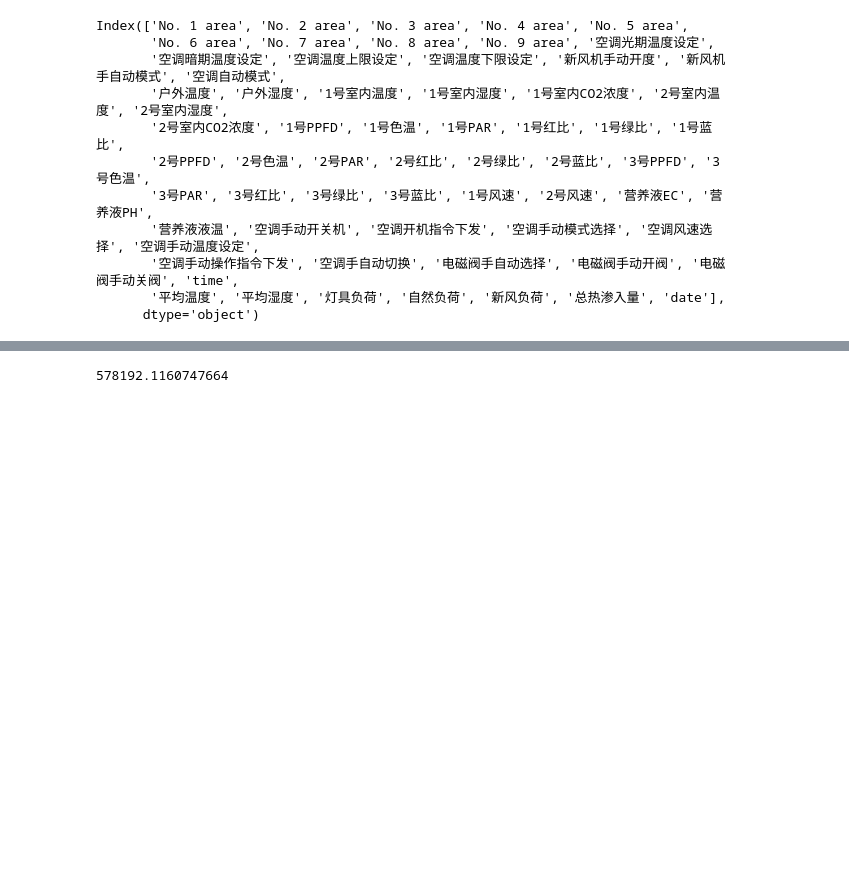
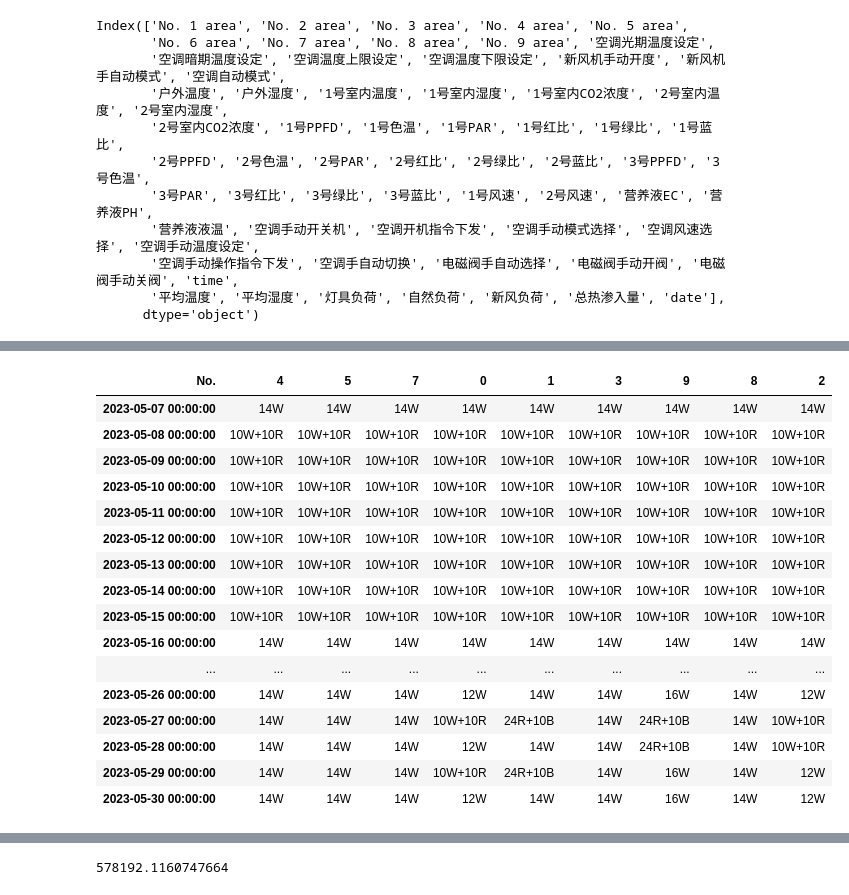
Before and after one commit to ThomasXIONG151215/vertical_farm_dp, a Jupyter notebook: data_upload.ipynb, the cells around one changed output, grey strips where cells are left out. Cells and saved outputs as stored; diff of their text form; code cells hidden in the pictures; blank space fills up the shorter version.

```diff
--- a/data_upload.ipynb
+++ b/data_upload.ipynb
@@ -179,0 +224,21 @@ px.scatter(test_hetero,x=test_hetero.index,y=['No. 1 area','No. 2 area','No. 3 a
+# %%
+lights_set_df = lights_set_df.transpose()
+lights_set_df
+# %% [output]
+| No. | 4 | 5 | 7 | 0 | 1 | 3 | 9 | 8 | 2 |
+| 2023-05-07 00:00:00 | 14W | 14W | 14W | 14W | 14W | 14W | 14W | 14W | 14W |
+| 2023-05-08 00:00:00 | 10W+10R | 10W+10R | 10W+10R | 10W+10R | 10W+10R | 10W+10R | 10W+10R | 10W+10R | 10W+10R |
+| 2023-05-09 00:00:00 | 10W+10R | 10W+10R | 10W+10R | 10W+10R | 10W+10R | 10W+10R | 10W+10R | 10W+10R | 10W+10R |
+| 2023-05-10 00:00:00 | 10W+10R | 10W+10R | 10W+10R | 10W+10R | 10W+10R | 10W+10R | 10W+10R | 10W+10R | 10W+10R |
+| 2023-05-11 00:00:00 | 10W+10R | 10W+10R | 10W+10R | 10W+10R | 10W+10R | 10W+10R | 10W+10R | 10W+10R | 10W+10R |
+| 2023-05-12 00:00:00 | 10W+10R | 10W+10R | 10W+10R | 10W+10R | 10W+10R | 10W+10R | 10W+10R | 10W+10R | 10W+10R |
+| 2023-05-13 00:00:00 | 10W+10R | 10W+10R | 10W+10R | 10W+10R | 10W+10R | 10W+10R | 10W+10R | 10W+10R | 10W+10R |
+| 2023-05-14 00:00:00 | 10W+10R | 10W+10R | 10W+10R | 10W+10R | 10W+10R | 10W+10R | 10W+10R | 10W+10R | 10W+10R |
+| 2023-05-15 00:00:00 | 10W+10R | 10W+10R | 10W+10R | 10W+10R | 10W+10R | 10W+10R | 10W+10R | 10W+10R | 10W+10R |
+| 2023-05-16 00:00:00 | 14W | 14W | 14W | 14W | 14W | 14W | 14W | 14W | 14W |
+| ... | ... | ... | ... | ... | ... | ... | ... | ... | ... |
+| 2023-05-26 00:00:00 | 14W | 14W | 14W | 12W | 14W | 14W | 16W | 14W | 12W |
+| 2023-05-27 00:00:00 | 14W | 14W | 14W | 10W+10R | 24R+10B | 14W | 24R+10B | 14W | 10W+10R |
+| 2023-05-28 00:00:00 | 14W | 14W | 14W | 12W | 14W | 14W | 24R+10B | 14W | 10W+10R |
+| 2023-05-29 00:00:00 | 14W | 14W | 14W | 10W+10R | 24R+10B | 14W | 16W | 14W | 12W |
+| 2023-05-30 00:00:00 | 14W | 14W | 14W | 12W | 14W | 14W | 16W | 14W | 12W |
```
Also changed, not shown: parts of 14 cells of this notebook, 4 other files.
